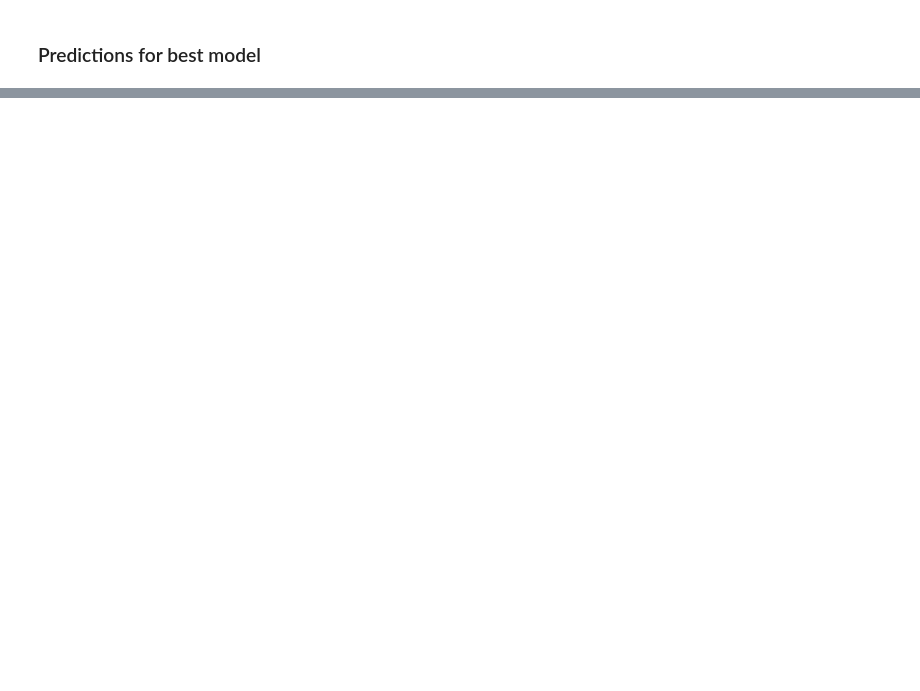
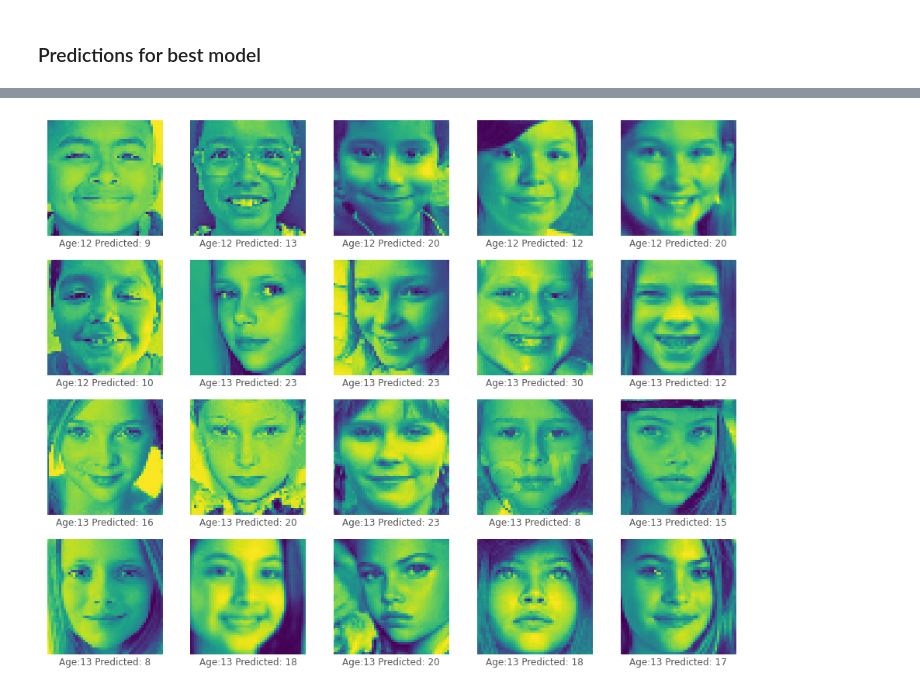
Before and after one commit to Facify/Models, a Jupyter notebook: CNN_UTK_Model_1.ipynb, the cells around one changed output, grey strips where cells are left out. Saved outputs shown, nothing was run; the diff lists cells and outputs as text; code cells hidden in the pictures; blank space fills up the shorter version.

```diff
--- a/CNN_UTK_Model_1.ipynb
+++ b/CNN_UTK_Model_1.ipynb
@@ -217,0 +231,13 @@ Text(0.5, 1.0, 'Predicted vs Original')
+# %%
+plt.figure(figsize=(16,16))
+for i in range(1500,1520):
+    plt.subplot(5,5,(i%25)+1)
+    plt.xticks([])
+    plt.yticks([])
+    plt.grid(False)
+    plt.imshow(df['pixels'].iloc[i].reshape(48,48))
+    plt.xlabel(
+        "Age:"+str(df['age'].iloc[i])+" Predicted: "+str(round(y_pred_best[i][0])))
+plt.show()
+# %% [output]
+[figure, added]
```
Also changed, not shown: parts of 7 cells of this notebook, 42 other files.
